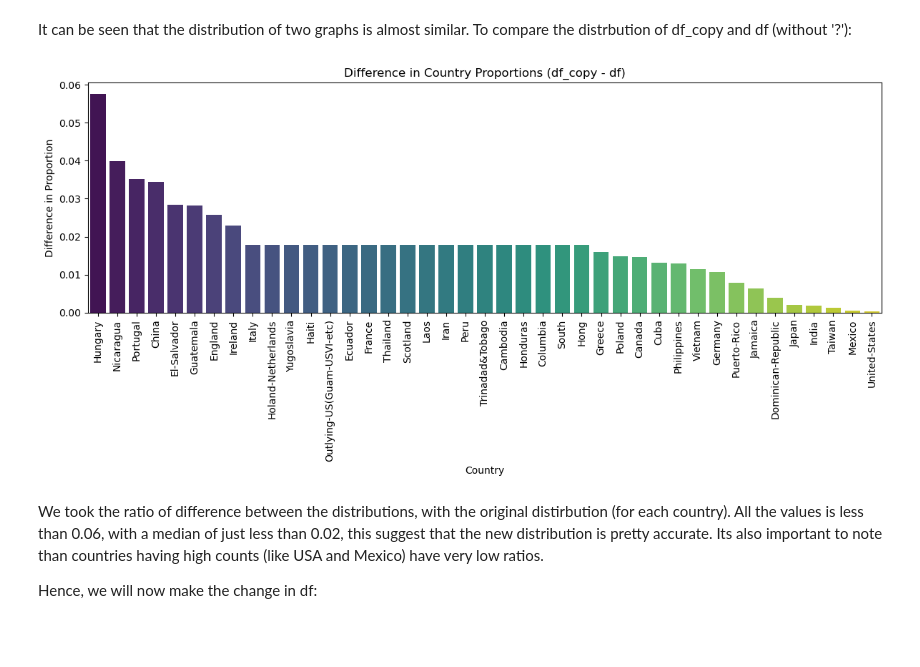
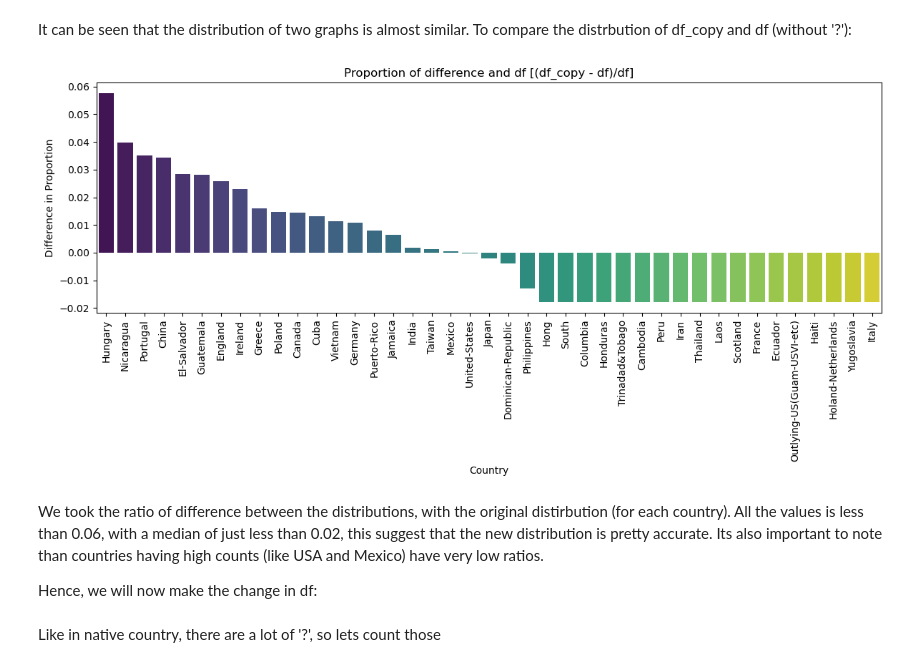
Before and after one commit to Awesome-AI-ML-DELTA25/DataCleaning, a Jupyter notebook: data_cleaning.ipynb, the cells around one changed output. Saved outputs shown, nothing was run; the diff lists cells and outputs as text; code cells hidden in the pictures; blank space fills up the shorter version.

```diff
--- a/data_cleaning.ipynb
+++ b/data_cleaning.ipynb
@@ -214,31 +214,31 @@ It can be seen that the distribution of two graphs is almost similar. To compare
 # %%
 # Get country proportions in the original df (excluding '?')
 original_proportions = df[df['native.country'] != '?']['native.country'].value_counts(normalize=True)
 
 # Get country proportions in the modified df_copy (with filled '?')
 modified_proportions = df_copy['native.country'].value_counts(normalize=True)
 
 # Compute the difference in proportions between the two DataFrames
-country_proportion_diff = abs((modified_proportions - original_proportions)/original_proportions)
+country_proportion_diff = ((modified_proportions - original_proportions)/original_proportions)
 
 # Sort the differences in descending order
 country_proportion_diff = country_proportion_diff.sort_values(ascending=False)
 
 # Filter out countries with no difference (i.e., where the proportion is zero or negative)
 country_proportion_diff = country_proportion_diff[country_proportion_diff != 0]
 
 # Plot the difference in proportions
 plt.figure(figsize=(12, 6))
 sean.barplot(x=country_proportion_diff.index, y=country_proportion_diff.values, hue=country_proportion_diff.index, palette='viridis', legend=False)
 
-plt.title('Difference in Country Proportions (df_copy - df)')
+plt.title('Proportion of difference and df [(df_copy - df)/df]')
 plt.xlabel('Country')
 plt.ylabel('Difference in Proportion')
 plt.xticks(rotation=90)
 plt.tight_layout()
 plt.show()
 # %% [output]
-[figure, old version]
+[figure, new version]
 # %% [markdown]
 We took the ratio of difference between the distributions, with the original distirbution (for each country). All the values is less than 0.06, with a median of just less than 0.02, this suggest that the new distribution is pretty accurate. Its also important to note than countries having high counts (like USA and Mexico) have very low ratios.
 
@@ -245,3 +246,5 @@ We took the ratio of difference between the distributions, with the original dis
 Hence, we will now make the change in df:
 # %%
 df = df_copy # Update the original df with the modified copy
+# %% [markdown]
+Like in native country, there are a lot of '?', so lets count those
```
Also changed, not shown: parts of 16 cells of this notebook.
